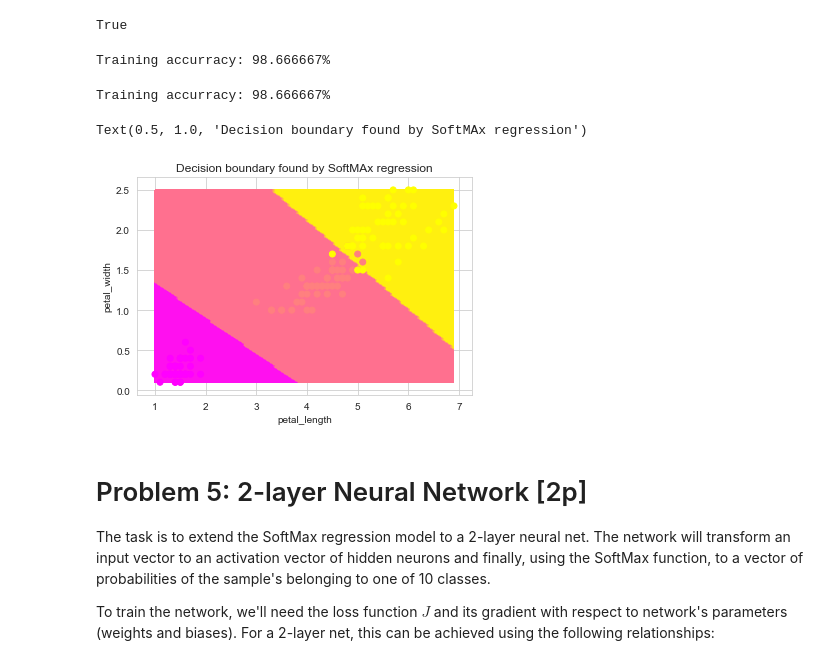
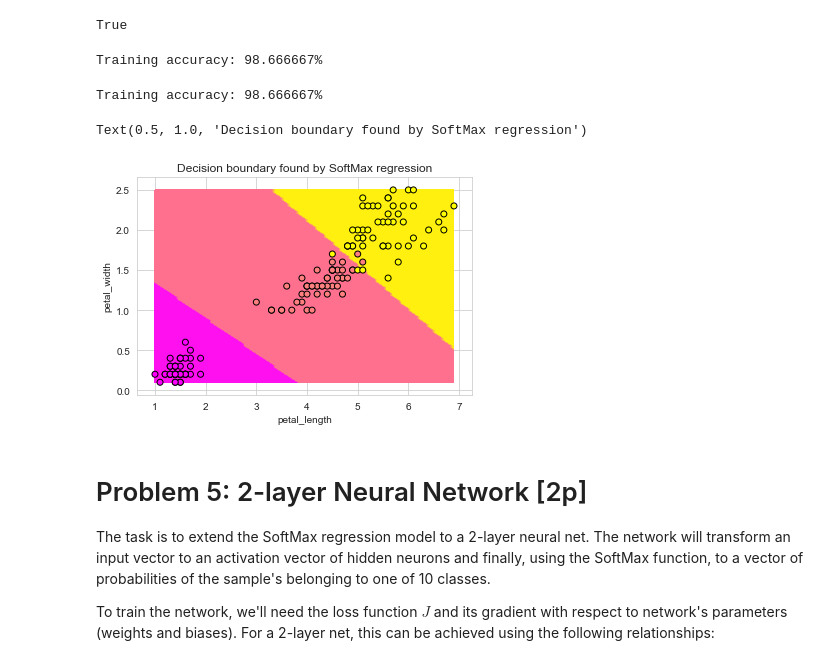
Before and after one commit to derenio/nn_assignments, a Jupyter notebook: assignment3/Assignment3_solution.ipynb, the cells around one changed output. Cells and saved outputs as stored; diff of their text form; code cells hidden in the pictures.

```diff
--- a/assignment3/Assignment3_solution.ipynb
+++ b/assignment3/Assignment3_solution.ipynb
@@ -285,0 +385,40 @@ def Newton(f, Theta0, alpha, stop_tolerance=1e-10, max_steps=1000000):
+# %%
+X0s = [
+    [0., 2.],
+    [2., 0.],
+    [-10., 10.],
+    [0., 10.],
+]
+
+for X0 in X0s:
+    Xopt, Xhist = Newton(rosenbrock_hessian, X0, alpha=1.0, max_steps=100)
+    print("Found optimum from %s at %s in %d steps (true minimum is at [1,1])" % (X0, Xopt, len(Xhist)))
+
+    fig = plt.figure(figsize=(6, 6))
+
+    # Theta
+    ThetaValues = np.array(Xhist, dtype=object)[:, 0]
+    ThetaX = ThetaValues[:, 0]
+    ThetaY = ThetaValues[:, 1]
+
+    # Contour
+    min_x = min(ThetaX) - 1
+    max_x = max(ThetaX) + 1
+    min_y = min(ThetaY) - 1
+    max_y = max(ThetaY) + 1
+    steps = 1e3
+    step_size_x = (max_x - min_x) / steps
+    step_size_y = (max_y - min_y) / steps
+    x = np.arange(min_x, max_x, step_size_x)
+    y = np.arange(min_y, max_y, step_size_y)
+    grid_x, grid_y = np.meshgrid(x, y)
+    z = rosenbrock_v((grid_x, grid_y))
+    levels = np.logspace(0, np.log(max(z.ravel())), 100)
+    plt.contour(grid_x, grid_y, z, levels)
+
+    #plt.scatter(ThetaX, ThetaY, color="red")
+    plt.plot(ThetaX, ThetaY, color="red")
+    plt.xlabel("ThetaX")
+    plt.ylabel("ThetaY")
+    plt.show()
+None
@@ -647,9 +866,9 @@ probabilities = SoftMaxRegression_implementation(
     ThetaOpt, IrisXFull, return_probabilities=True)
 predictions = np.argmax(probabilities, 0)
 
-print("Training accurracy: %f%%" % ((predictions == IrisY.ravel()).mean() * 100))
+print("Training accuracy: %f%%" % ((predictions == IrisY.ravel()).mean() * 100))
 # %% [output]
-Training accurracy: 98.666667%
+Training accuracy: 98.666667%
 # %%
 #
 # Now redo the training for two features
@@ -668,9 +887,9 @@ probabilities2 = SoftMaxRegression_implementation(
     Theta2class, IrisX2feats, return_probabilities=True)
 predictions2 = np.argmax(probabilities2, 0)
 
-print("Training accurracy: %f%%" % ((predictions==IrisY.ravel()).mean()*100))
+print("Training accuracy: %f%%" % ((predictions==IrisY.ravel()).mean()*100))
 # %% [output]
-Training accurracy: 98.666667%
+Training accuracy: 98.666667%
 # %%
 #
 # Now plot the decision boundary
@@ -686,13 +905,13 @@ predictions_Grid = SoftMaxRegression_implementation(
     Theta2class, IrisXGrid, return_probabilities=True).argmax(0)
 # %%
 contourf(petal_lengths, petal_widths, predictions_Grid.reshape(petal_lengths.shape), cmap='spring')
-scatter(IrisX2feats[1,:], IrisX2feats[2,:], c=IrisY.ravel(), cmap='spring')
+scatter(IrisX2feats[1,:], IrisX2feats[2,:], c=IrisY.ravel(), cmap='spring', edgecolor="black")
 xlabel('petal_length')
 ylabel('petal_width')
-title('Decision boundary found by SoftMAx regression')
+title('Decision boundary found by SoftMax regression')
 # %% [output]
-Text(0.5, 1.0, 'Decision boundary found by SoftMAx regression')
+Text(0.5, 1.0, 'Decision boundary found by SoftMax regression')
-[figure, old version]
+[figure, new version]
 # %% [markdown]
 # Problem 5: 2-layer Neural Network [2p]
 
```
Also changed, not shown: parts of 33 cells of this notebook.
